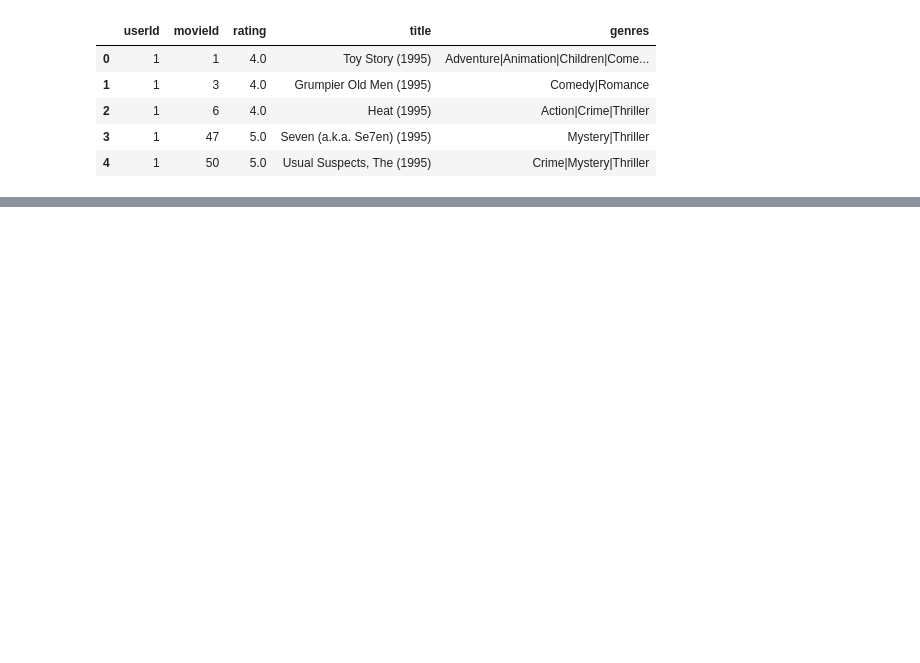
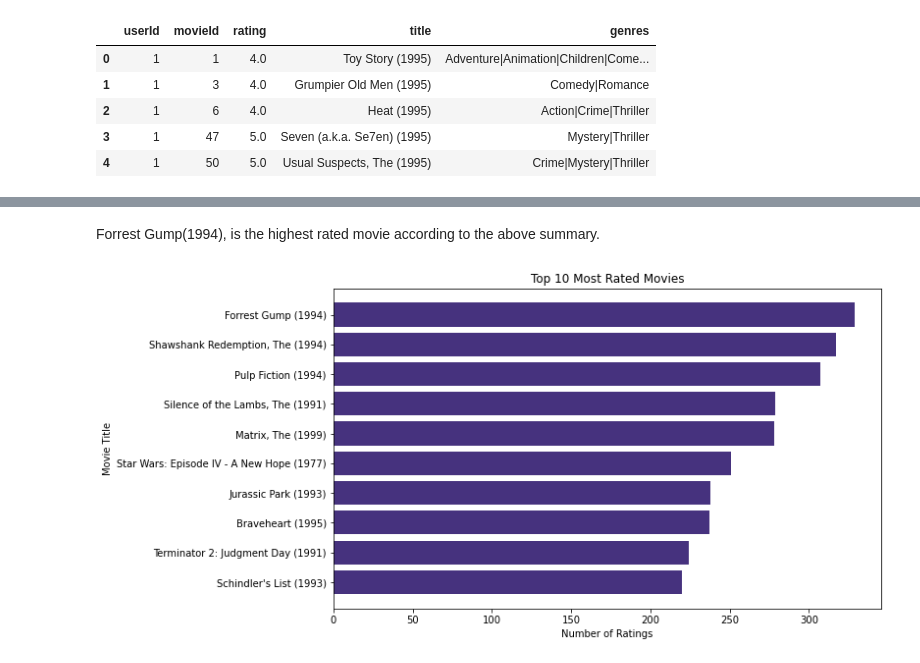
Before and after one commit to angelawachira-eng/GROUP_2-MOVIE_RECOMMENDATION_SYSTEM, a Jupyter notebook: Notebook/Recommendation_System_Project.ipynb, the cells around one changed output, grey strips where cells are left out. Saved outputs shown, nothing was run; the diff lists cells and outputs as text; code cells hidden in the pictures; blank space fills up the shorter version.

```diff
--- a/Notebook/Recommendation_System_Project.ipynb
+++ b/Notebook/Recommendation_System_Project.ipynb
@@ -219,3 +256,10 @@ To ensure model reliability, we filter for movies with at least 10 ratings and u
 # %%
 # Create movie_ratings dataset (merge + drop unnecessary columns)
 movie_ratings = pd.merge(ratings, movies, on='movieId')
+# %%
+movie_rating_summary = movie_ratings.groupby('title').agg(
+    avg_rating=('rating', 'mean'),
+    rating_count=('rating', 'count')
+).sort_values('rating_count', ascending=False)
+
+movie_rating_summary.head(10)
@@ -221,0 +279,13 @@ movie_ratings = pd.merge(ratings, movies, on='movieId')
+# %% [markdown]
+Forrest Gump(1994), is the highest rated movie according to the above summary.
+# %%
+top_movies = movie_rating_summary.head(10).sort_values('rating_count')
+
+plt.figure(figsize=(10,6))
+plt.barh(top_movies.index, top_movies['rating_count'])
+plt.title('Top 10 Most Rated Movies')
+plt.xlabel('Number of Ratings')
+plt.ylabel('Movie Title')
+plt.show()
+# %% [output]
+[figure, added]
```
Also changed, not shown: parts of 26 cells of this notebook.
